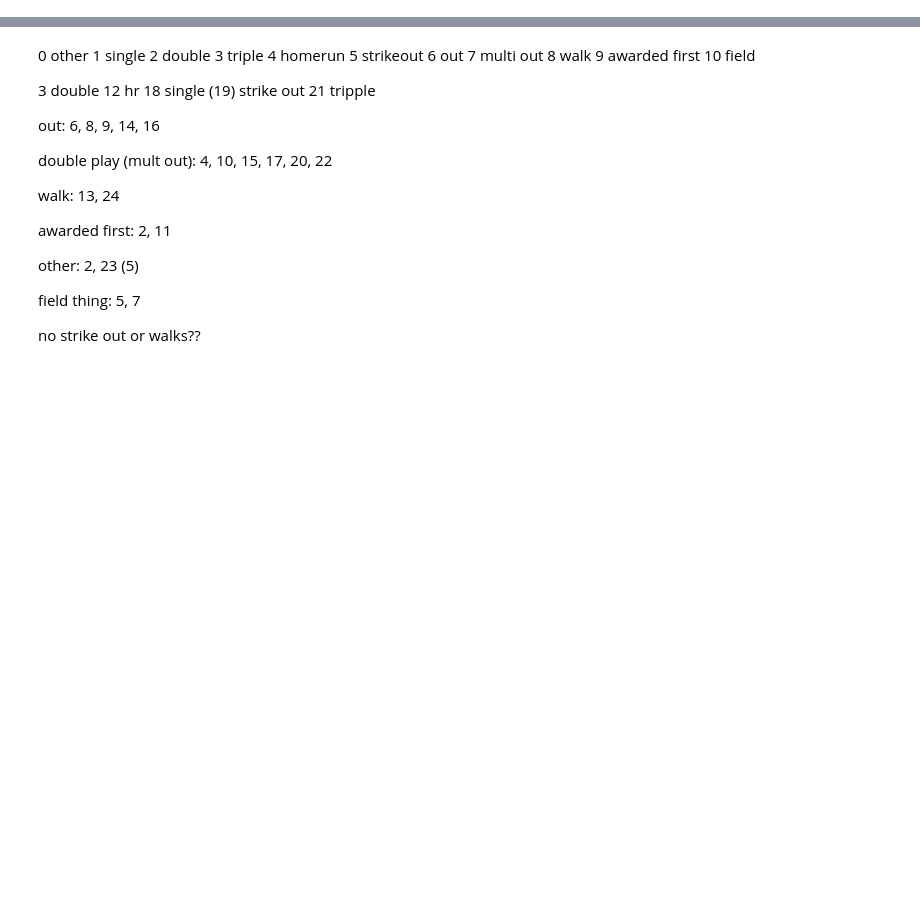
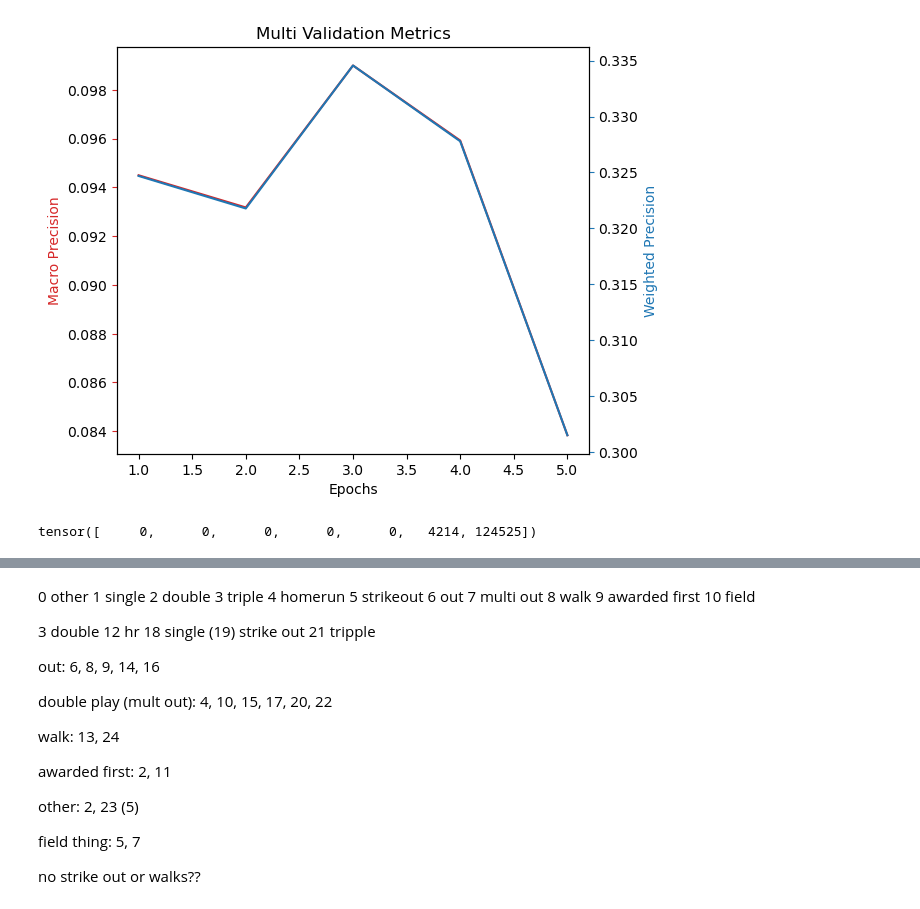
Before and after one commit to augmill/baseball_prediction, a Jupyter notebook: test.ipynb, the cells around one changed output, grey strips where cells are left out. Cells and saved outputs as stored; diff of their text form; code cells hidden in the pictures; blank space fills up the shorter version.

```diff
--- a/test.ipynb
+++ b/test.ipynb
@@ -160,3 +263,11 @@ Training loss: 1.9197980822563172
+# %%
+multi_mod.plot_metrics()
+# %% [output]
+[figure, added]
+# %%
+multi_mod.check_preds(dev_data)
+# %% [output]
+tensor([     0,      0,      0,      0,      0,   4214, 124525])
 # %%
 # classification for just game state
 game_drop = 0.3
```
Also changed, not shown: parts of 40 cells of this notebook, 4 other files.
